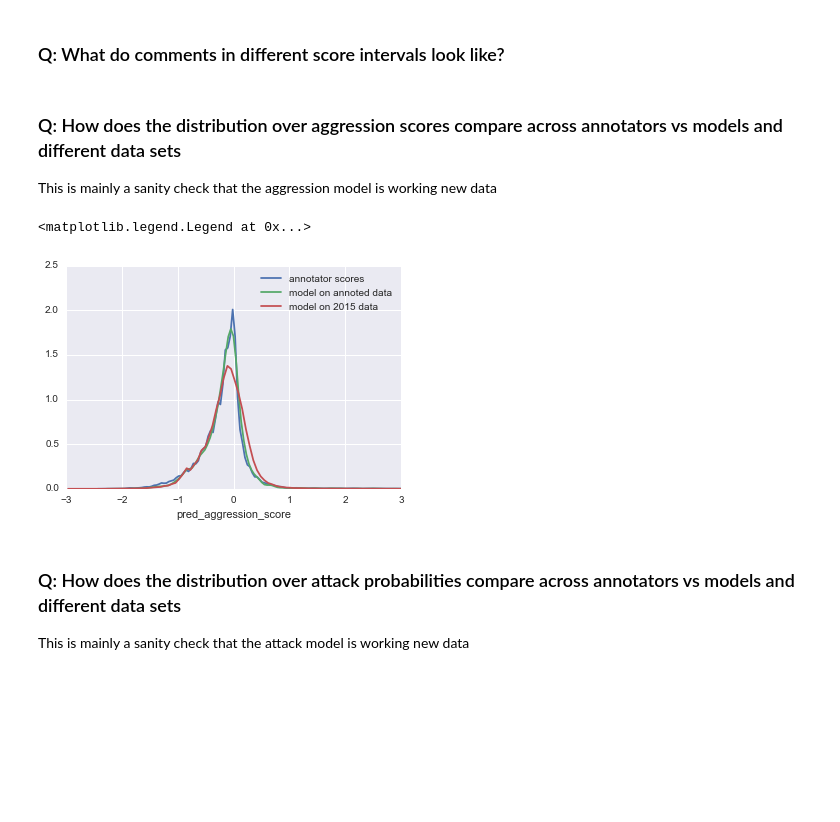
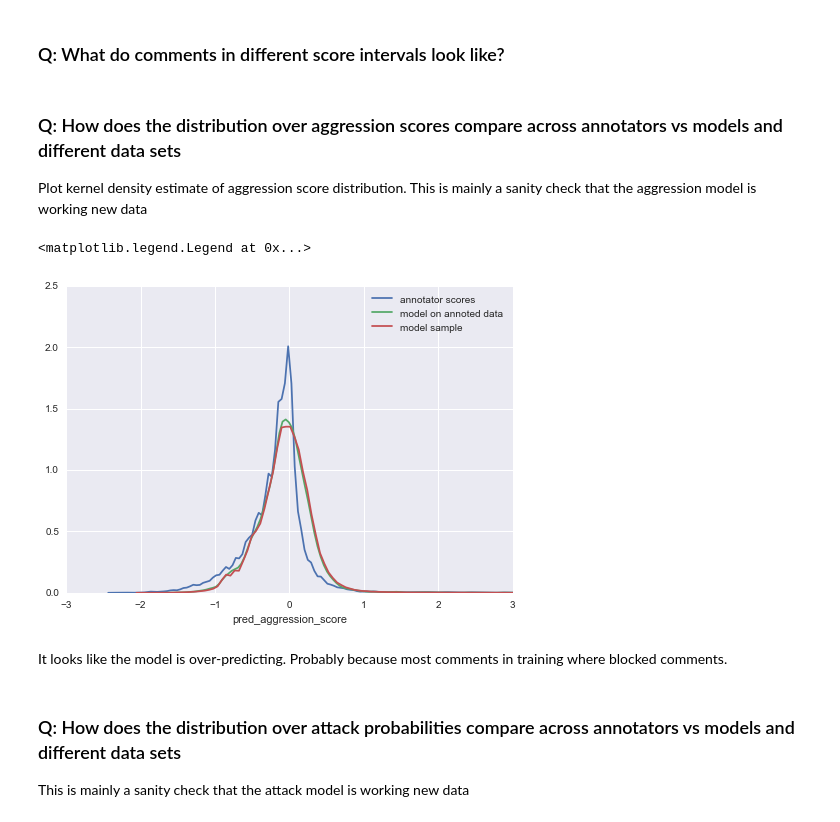
Before and after one commit to ewulczyn/wiki-detox, a Jupyter notebook: wikipedia/src/modeling/Research Questions.ipynb, the cells around one changed output. Cells and saved outputs as stored; diff of their text form; code cells hidden in the pictures; blank space fills up the shorter version.

```diff
--- a/wikipedia/src/modeling/Research Questions.ipynb
+++ b/wikipedia/src/modeling/Research Questions.ipynb
@@ -149,22 +157,24 @@ def check_range(d, col, min, max, n = 10, ):
 # %% [markdown]
 ### Q: How does the distribution over aggression scores compare across annotators vs models and different data sets
 
-This is mainly a sanity check that the aggression model is working new data
+Plot kernel density estimate of aggression score distribution. This is mainly a sanity check that the aggression model is working new data
 # %%
 # annotations
-sns.distplot(d_annotated['aggression'].dropna()*-1, hist=False, label = 'annotator scores')
+sns.distplot(d_annotated['aggression'].dropna(), hist=False, label = 'annotator scores')
 
 # model on annotated data
 sns.distplot(d_annotated['pred_aggression_score'].dropna(), hist=False, label = 'model on annoted data')
 
 #model no admin sample
-sns.distplot(df_no_admin_sample['pred_aggression_score'].dropna(), hist=False, label = 'model on 2015 data')
+sns.distplot(df_no_admin_sample['pred_aggression_score'].dropna(), hist=False, label = 'model sample')
 
 plt.xlim(-3, 3)
 plt.legend()
 # %% [output]
 <matplotlib.legend.Legend at 0x...>
-[figure, old version]
+[figure, new version]
+# %% [markdown]
+It looks like the model is over-predicting. Probably because most comments in training where blocked comments.
 # %% [markdown]
 ### Q: How does the distribution over attack probabilities compare across annotators vs models and different data sets
 
```
Also changed, not shown: parts of 57 cells of this notebook.
